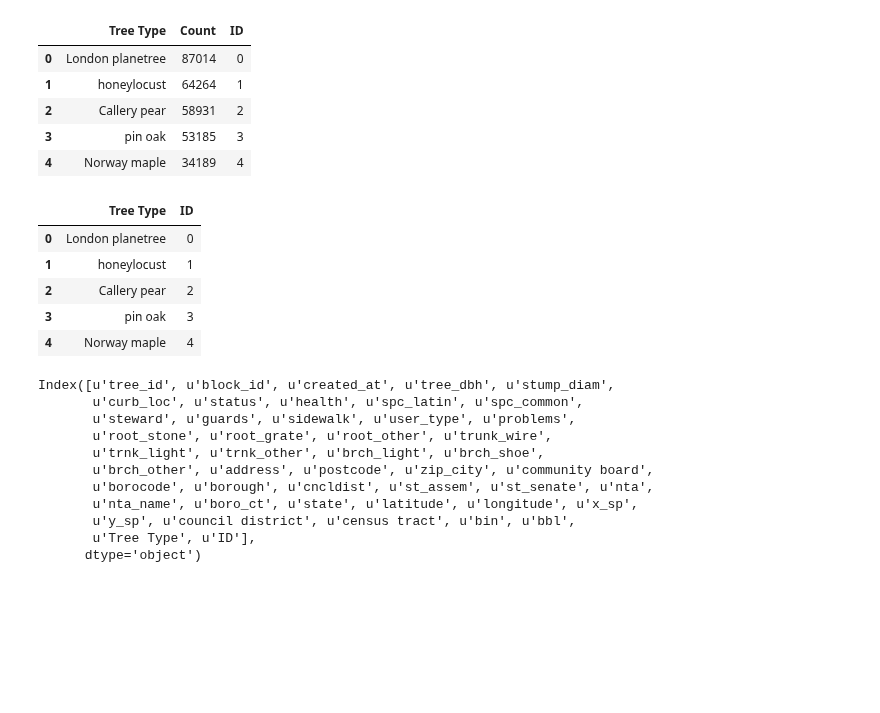
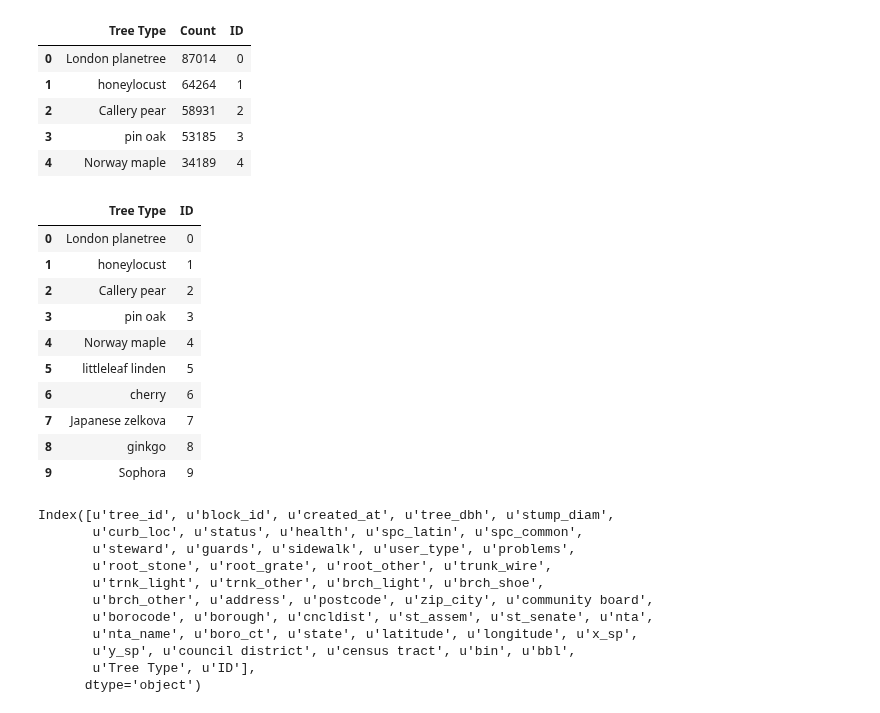
Before and after one commit to rxl204/PUI2017_rxl204, a Jupyter notebook: ExtraCredit/PUI_EC_rxl204.ipynb, the cells around one changed output. Drawn from its saved outputs; the diff is of its cells as text; code cells hidden in the pictures; blank space fills up the shorter version.

```diff
--- a/ExtraCredit/PUI_EC_rxl204.ipynb
+++ b/ExtraCredit/PUI_EC_rxl204.ipynb
@@ -97,14 +135,19 @@ tree_sort.head()
 | 4 | Norway maple | 34189 | 4 |
 # %%
 tree_id = tree_sort[['Tree Type', 'ID']]
-tree_id.head()
+tree_id.head(10)
 # %% [output]
 |  | Tree Type | ID |
 | 0 | London planetree | 0 |
 | 1 | honeylocust | 1 |
 | 2 | Callery pear | 2 |
 | 3 | pin oak | 3 |
 | 4 | Norway maple | 4 |
+| 5 | littleleaf linden | 5 |
+| 6 | cherry | 6 |
+| 7 | Japanese zelkova | 7 |
+| 8 | ginkgo | 8 |
+| 9 | Sophora | 9 |
 # %%
 #merge back to df to assign ID to tree type
 df = df.merge(tree_id, left_on='spc_common', right_on='Tree Type')
```
Also changed, not shown: parts of 77 cells of this notebook, 4 other files.
